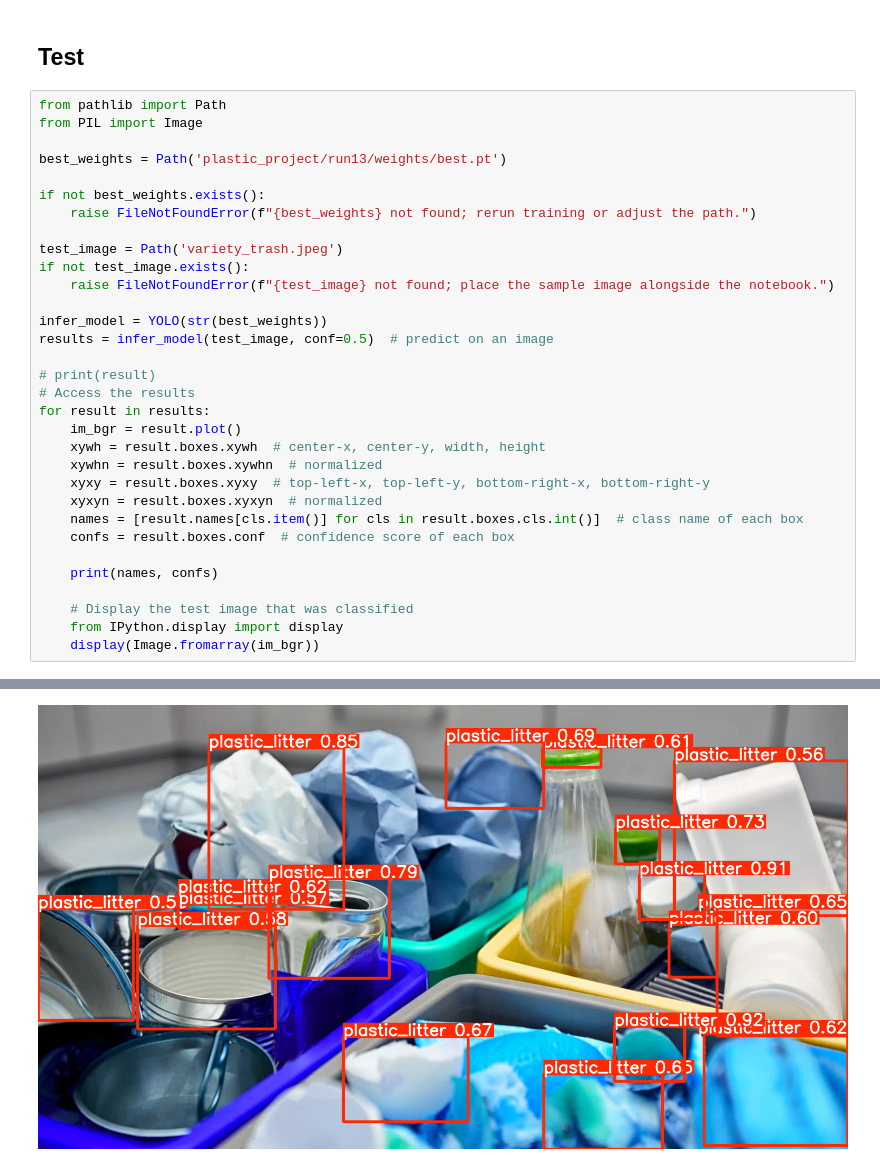
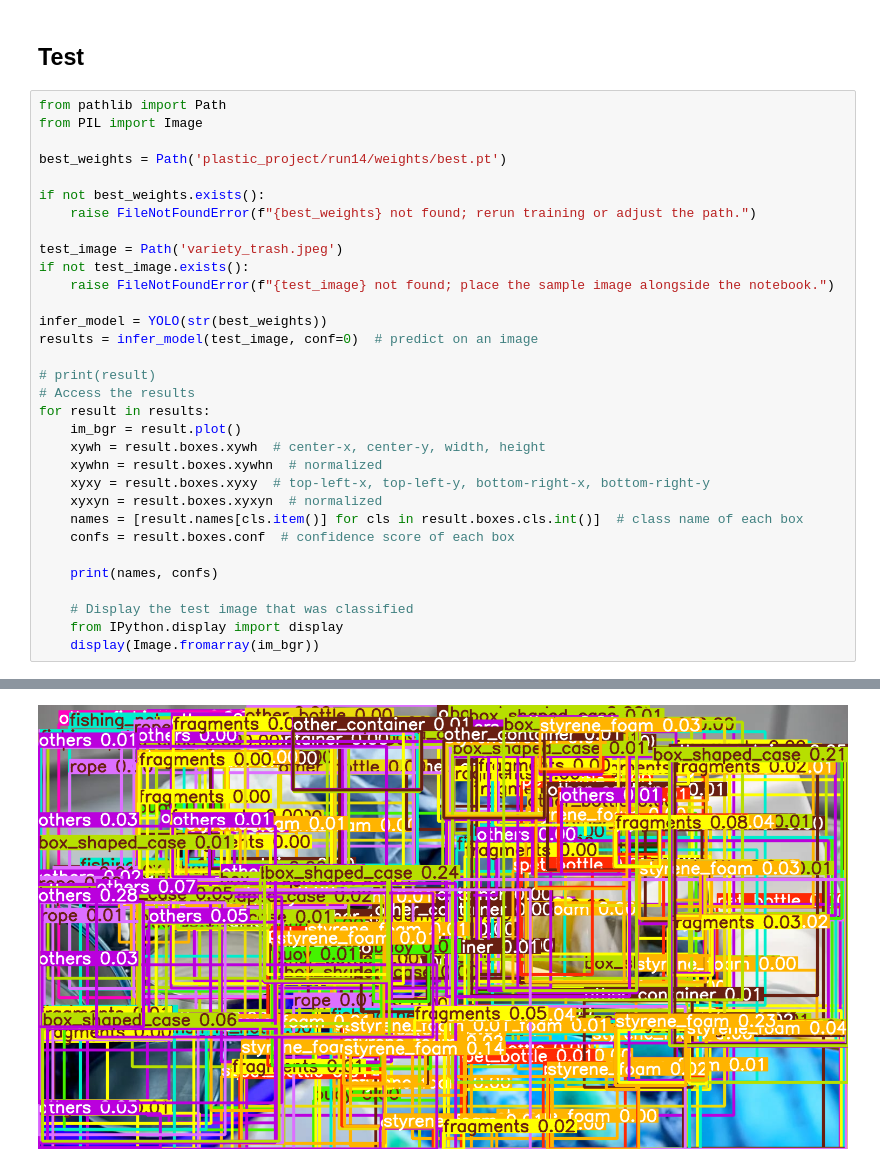
Before and after one commit to KrisNathan/ai-plastic-spotter, a Jupyter notebook: train/object_detection.ipynb, the cells around one changed output, grey strips where cells are left out. Cells and saved outputs as stored; diff of their text form.

Commit message:
feat: bepliv2 and yolo11n base model

```diff
--- a/train/object_detection.ipynb
+++ b/train/object_detection.ipynb
@@ -290,7 +288,7 @@ val: /home/kris/Documents/projects/ai-plastic-spotter/train/plastic_coco/images/
 from pathlib import Path
 from PIL import Image
 
-best_weights = Path('plastic_project/run13/weights/best.pt')
+best_weights = Path('plastic_project/run14/weights/best.pt')
 
 if not best_weights.exists():
     raise FileNotFoundError(f"{best_weights} not found; rerun training or adjust the path.")
@@ -300,7 +298,7 @@ if not test_image.exists():
     raise FileNotFoundError(f"{test_image} not found; place the sample image alongside the notebook.")
 
 infer_model = YOLO(str(best_weights))
-results = infer_model(test_image, conf=0.5)  # predict on an image
+results = infer_model(test_image, conf=0)  # predict on an image
 
 # print(result)
 # Access the results
@@ -325 +330 @@ Speed: 1.2ms preprocess, 40.1ms inference, 0.6ms postprocess per image at shape
-[figure, old version]
+[figure, new version]
```
Also changed, not shown: parts of 4 cells of this notebook, 1 other file.
